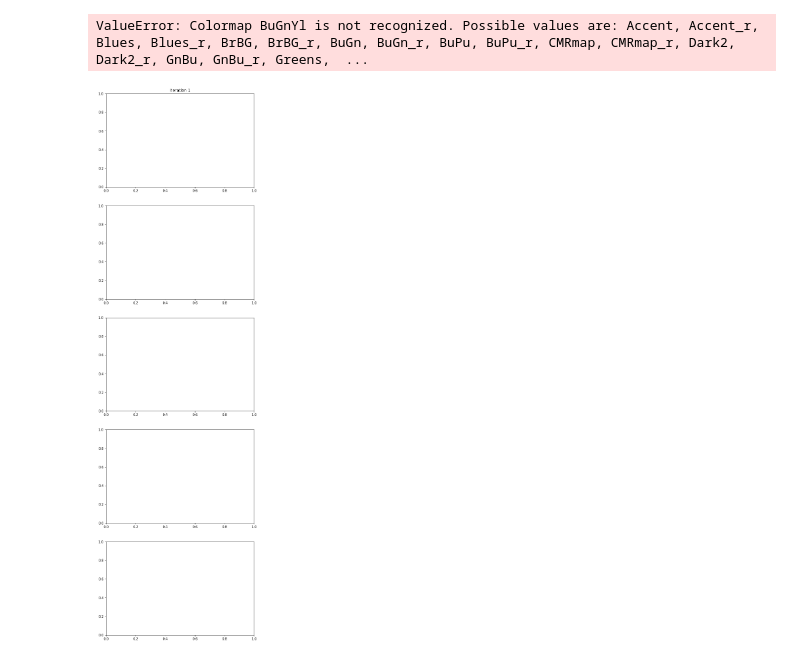
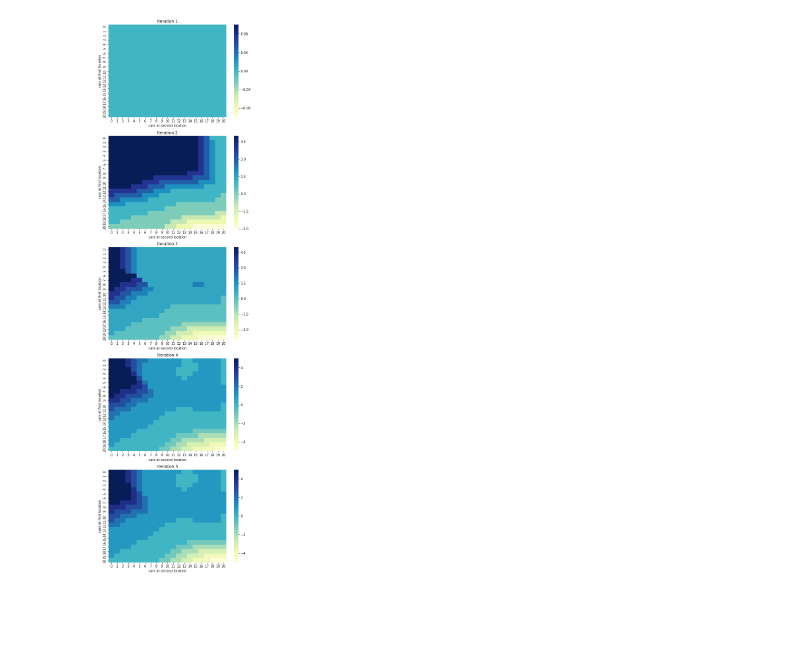
Before and after one commit to cyb3r7r0n/RL-M2018, a Jupyter notebook: Homework 2/q7.ipynb, the cells around one changed output. Cells and saved outputs as stored; diff of their text form; code cells hidden in the pictures; blank space fills up the shorter version.

```diff
--- a/Homework 2/q7.ipynb
+++ b/Homework 2/q7.ipynb
@@ -140,15 +140,14 @@ Iteration:  4  policy stable True
 # %%
 _, axes = plt.subplots(len(iteration_policies), 1, figsize=(8, (len(iteration_policies)+1) * 5))
 
 for i in range(len(iteration_policies)):
     axes[i].set_title("Iteration "+str(i+1))
-    sns.heatmap(np.flipud(iteration_policies[i]), cmap="BuGnYl", ax=axes[i])
+    sns.heatmap(np.flipud(iteration_policies[i]), cmap="YlGnBu", ax=axes[i])
     axes[i].set_xlabel("cars at second location")
     axes[i].set_ylabel("cars at first location")
 plt.show()
 plt.close("all")
 # %% [output]
-ValueError: Colormap BuGnYl is not recognized. Possible values are: Accent, Accent_r, Blues, Blues_r, BrBG, BrBG_r, BuGn, BuGn_r, BuPu, BuPu_r, CMRmap, CMRmap_r, Dark2, Dark2_r, GnBu, GnBu_r, Greens,  ...
-[figure, old version]
+[figure, new version]
 # %%
 print(np.flipud(policy))
```
Also changed, not shown: parts of 2 cells of this notebook, 1 other file.
